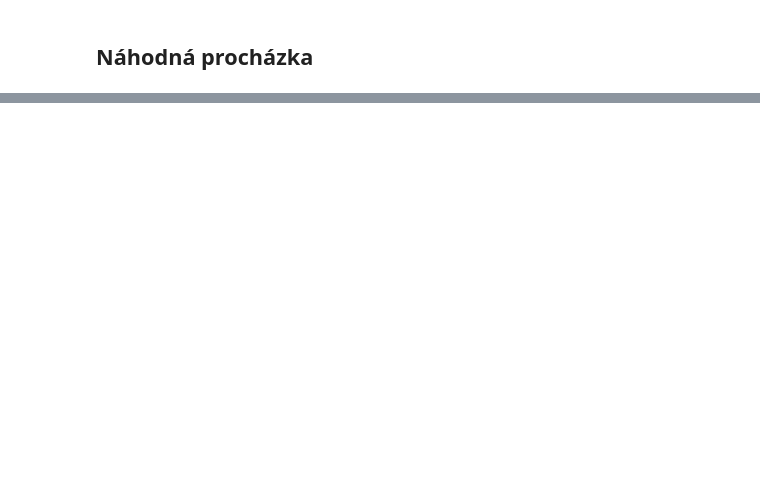
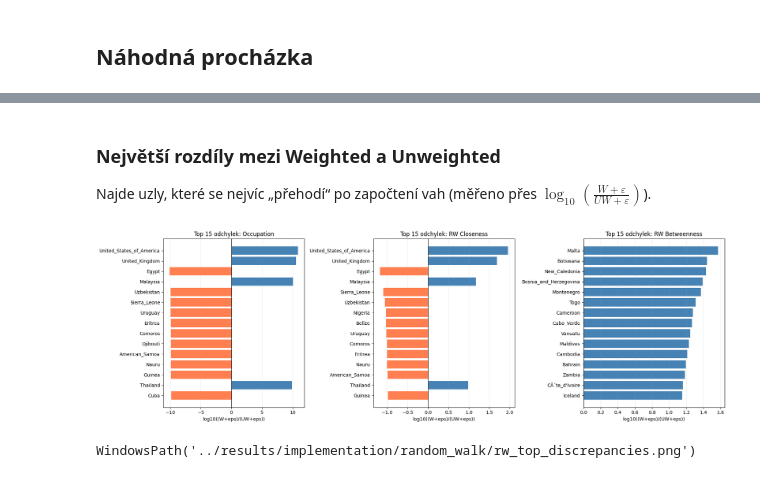
Before and after one commit to SLI0124/metody-analyzy-siti-ii, a Jupyter notebook: projects/implementation.ipynb, the cells around one changed output, grey strips where cells are left out. Saved outputs shown, nothing was run; the diff lists cells and outputs as text; code cells hidden in the pictures; blank space fills up the shorter version.

```diff
--- a/projects/implementation.ipynb
+++ b/projects/implementation.ipynb
@@ -2319,0 +2390,33 @@ plt.show()
+# %% [markdown]
+### Největší rozdíly mezi Weighted a Unweighted
+Najde uzly, které se nejvíc „přehodí“ po započtení vah (měřeno přes $\log_{10}(\frac{W+\varepsilon}{UW+\varepsilon})$).
+# %%
+eps = 1e-12
+discrepancy_specs = [
+    ("Occupation", "Occupation Centrality (Weighted)", "Occupation Centrality (Unweighted)"),
+    ("RW Closeness", "Random Walk Closeness (Weighted)", "Random Walk Closeness (Unweighted)"),
+    ("RW Betweenness", "Random Walk Betweenness (Weighted)", "Random Walk Betweenness (Unweighted)"),
+]
+
+fig, axes = plt.subplots(1, 3, figsize=(19, 6))
+for ax, (label, col_w, col_uw) in zip(axes, discrepancy_specs):
+    ratio_log = np.log10((df_rw[col_w].astype(float) + eps) / (df_rw[col_uw].astype(float) + eps))
+    tmp = df_rw[["Node", col_w, col_uw]].copy()
+    tmp["ratio_log10"] = ratio_log
+    tmp["abs_ratio_log10"] = tmp["ratio_log10"].abs()
+    top = tmp.sort_values("abs_ratio_log10", ascending=False).head(15).iloc[::-1]
+
+    ax.barh(top["Node"], top["ratio_log10"], color=["steelblue" if v >= 0 else "coral" for v in top["ratio_log10"]])
+    ax.axvline(0, color="black", lw=1)
+    ax.set_title(f"Top 15 odchylek: {label}")
+    ax.set_xlabel("log10((W+eps)/(UW+eps))")
+    ax.grid(axis="x", alpha=0.25)
+
+plt.tight_layout()
+out = rw_dir / "rw_top_discrepancies.png"
+plt.savefig(out, dpi=300, bbox_inches="tight")
+plt.show()
+out
+# %% [output]
+[figure, added]
+WindowsPath('../results/implementation/random_walk/rw_top_discrepancies.png')
```
Also changed, not shown: parts of 9 cells of this notebook.
